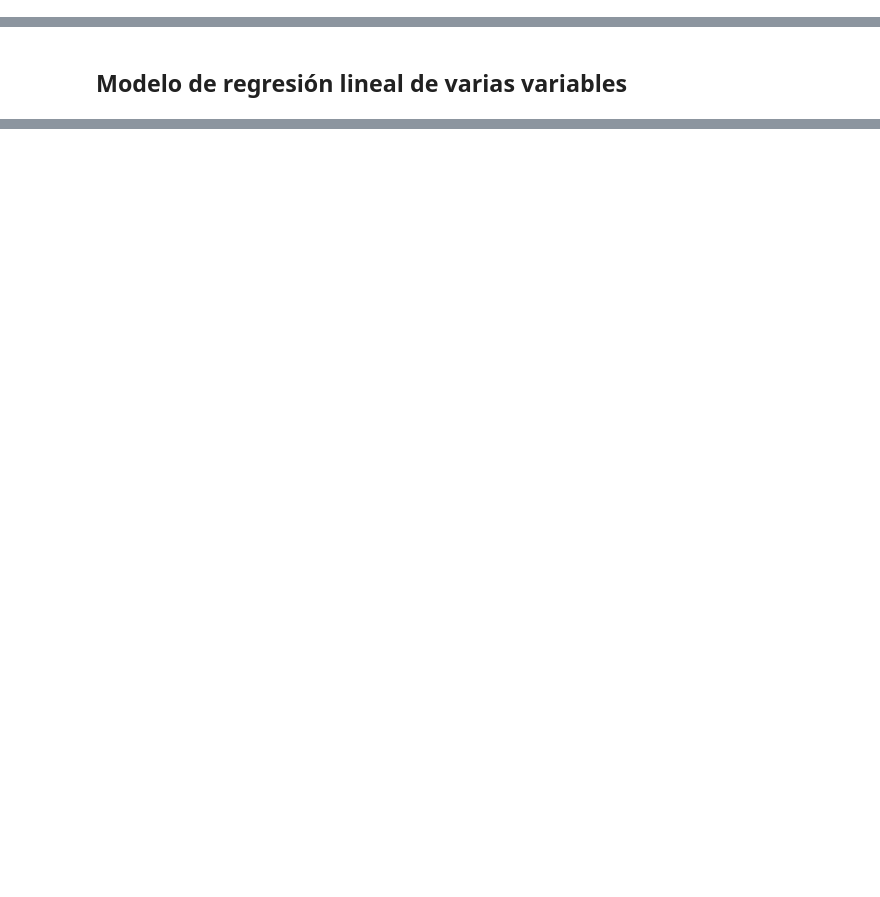
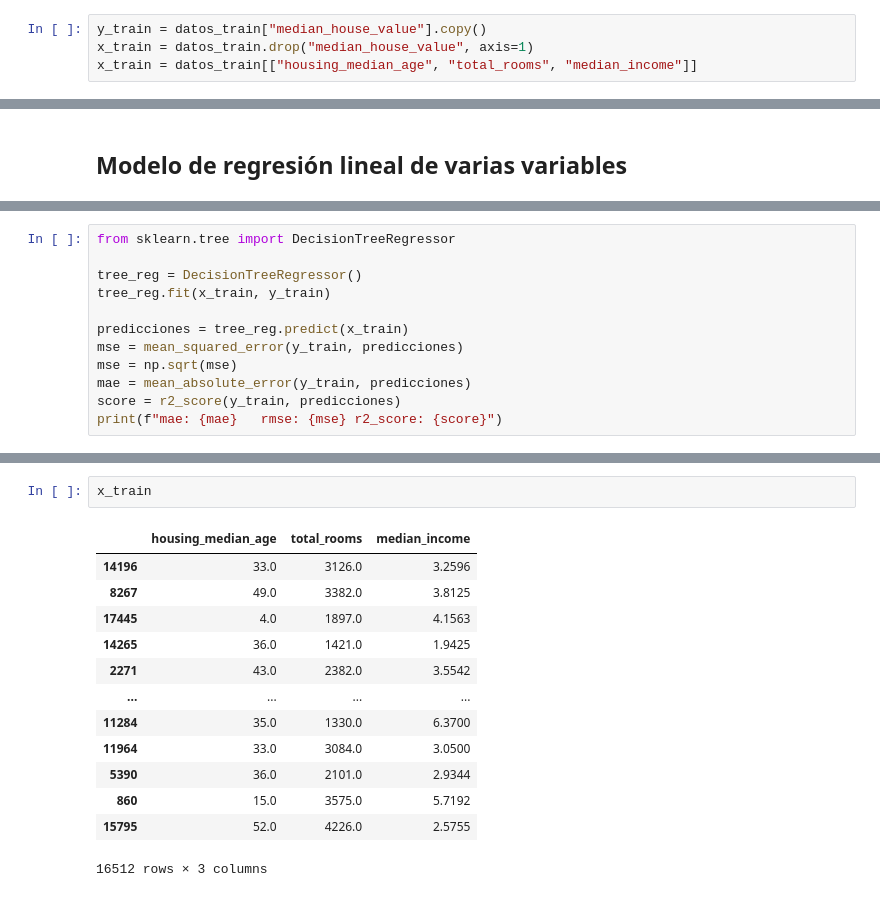
Before and after one commit to DaniMartinezX/carpeta_IA, a Jupyter notebook: Sistemas de Aprendizaxe Automático/regresion_multivariable.ipynb, the cells around one changed output, grey strips where cells are left out. Drawn from its saved outputs; the diff is of its cells as text; blank space fills up the shorter version.

```diff
--- a/Sistemas de Aprendizaxe Automático/regresion_multivariable.ipynb
+++ b/Sistemas de Aprendizaxe Automático/regresion_multivariable.ipynb
@@ -409,6 +409,10 @@ memory usage: 1.9 MB
 # %% [markdown]
 # Entrenamiento de modelo
 ## Regresión lineal
+# %%
+y_train = datos_train["median_house_value"].copy()
+x_train = datos_train.drop("median_house_value", axis=1)
+x_train = datos_train[["housing_median_age", "total_rooms", "median_income"]]
 # %%
 from sklearn.linear_model import LinearRegression
 
@@ -443,0 +453,12 @@ mae: 49704.124118541484   mse: 68235.55069803342
+# %%
+from sklearn.tree import DecisionTreeRegressor
+
+tree_reg = DecisionTreeRegressor()
+tree_reg.fit(x_train, y_train)
+
+predicciones = tree_reg.predict(x_train)
+mse = mean_squared_error(y_train, predicciones)
+mse = np.sqrt(mse)
+mae = mean_absolute_error(y_train, predicciones)
+score = r2_score(y_train, predicciones)
+print(f"mae: {mae}   rmse: {mse} r2_score: {score}")
@@ -443,0 +480,16 @@ mae: 49704.124118541484   mse: 68235.55069803342
+# %%
+x_train
+# %% [output]
+|  | housing_median_age | total_rooms | median_income |
+| 14196 | 33.0 | 3126.0 | 3.2596 |
+| 8267 | 49.0 | 3382.0 | 3.8125 |
+| 17445 | 4.0 | 1897.0 | 4.1563 |
+| 14265 | 36.0 | 1421.0 | 1.9425 |
+| 2271 | 43.0 | 2382.0 | 3.5542 |
+| ... | ... | ... | ... |
+| 11284 | 35.0 | 1330.0 | 6.3700 |
+| 11964 | 33.0 | 3084.0 | 3.0500 |
+| 5390 | 36.0 | 2101.0 | 2.9344 |
+| 860 | 15.0 | 3575.0 | 5.7192 |
+| 15795 | 52.0 | 4226.0 | 2.5755 |
+16512 rows × 3 columns
```
Also changed, not shown: parts of 8 cells of this notebook, 1 other file.
